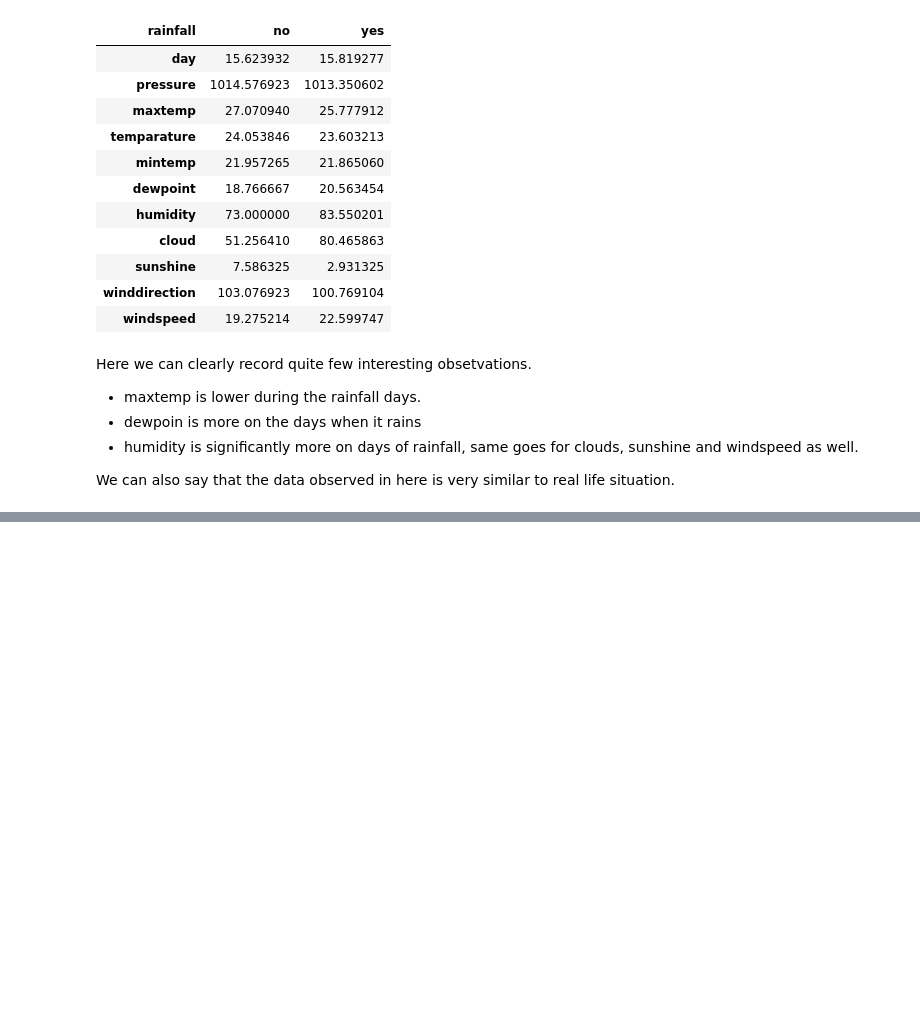
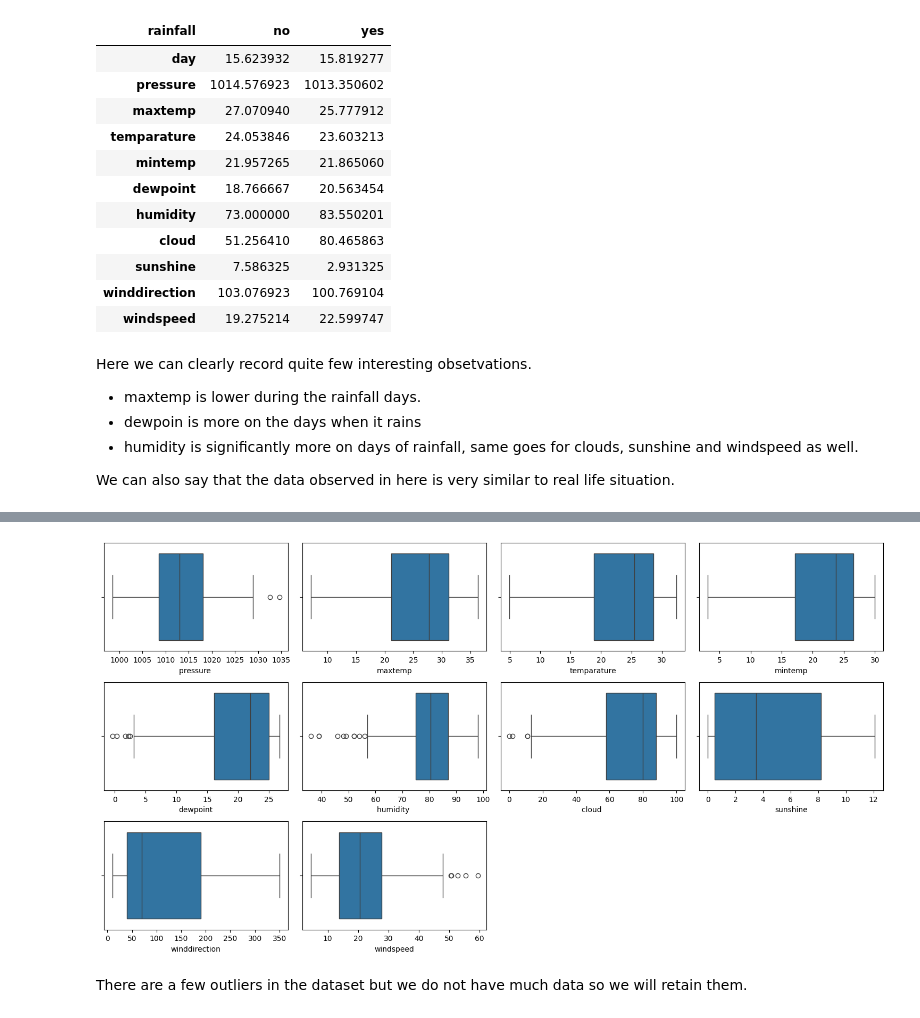
Before and after one commit to rizz045/Rainfall-Prediction-using-Machine-Learning, a Jupyter notebook: Rainfall_Prediction_using_Machine_Learning.ipynb, the cells around one changed output, grey strips where cells are left out. Drawn from its saved outputs; the diff is of its cells as text; code cells hidden in the pictures; blank space fills up the shorter version.

```diff
--- a/Rainfall_Prediction_using_Machine_Learning.ipynb
+++ b/Rainfall_Prediction_using_Machine_Learning.ipynb
@@ -147,0 +181,12 @@ We can also say that the data observed in here is very similar to real life situ
+# %%
+# Checking distribution using voxplot
+plt.figure(figsize=(15,8))
+for i, col in enumerate(num_cols):
+    plt.subplot(3, 4, i+1)
+    sns.boxplot(x=df[col])
+    plt.tight_layout()
+plt.show()
+# %% [output]
+[figure, added]
+# %% [markdown]
+There are a few outliers in the dataset but we do not have much data so we will retain them.
```
Also changed, not shown: parts of 12 cells of this notebook.
